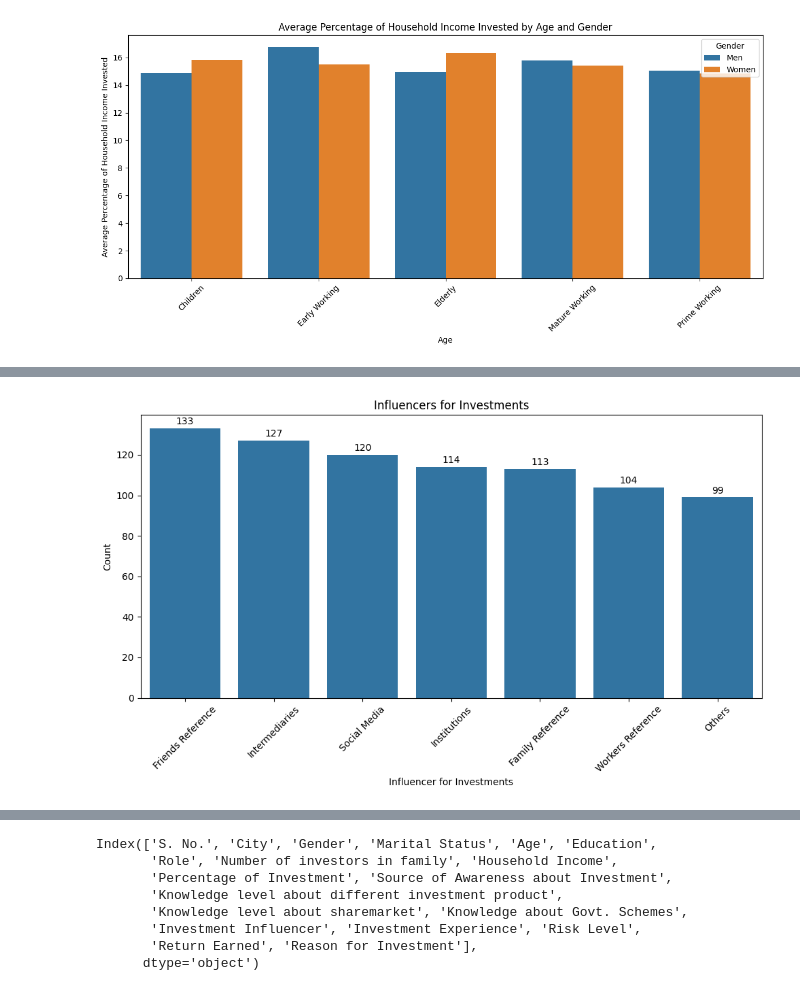
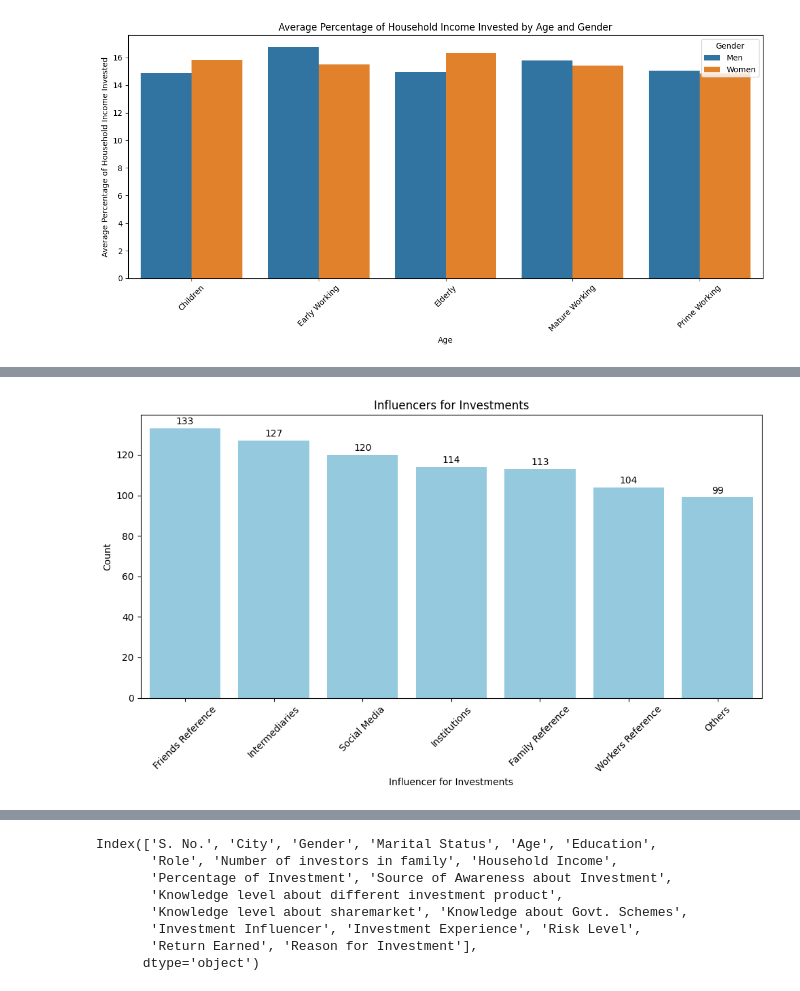
Before and after one commit to SangaviGR/Buckman_Hackathon, a Jupyter notebook: Predictor.ipynb, the cells around one changed output, grey strips where cells are left out. Cells and saved outputs as stored; diff of their text form; code cells hidden in the pictures.

```diff
--- a/Predictor.ipynb
+++ b/Predictor.ipynb
@@ -402,17 +401,17 @@ plt.show()
 # %%
 # Visualize the influencers for investments
 plt.figure(figsize=(10, 6))
-sns.barplot(x=influencer_counts.index, y=influencer_counts.values)
+sns.barplot(x=influencer_counts.index, y=influencer_counts.values, color='skyblue')
 plt.xlabel('Influencer for Investments')
 plt.ylabel('Count')
 plt.title('Influencers for Investments')
 plt.xticks(rotation=45)
 for i, value in enumerate(influencer_counts.values):
     plt.text(i, value + 1, str(value), ha='center', va='bottom')
 plt.tight_layout()
 plt.show()
 # %% [output]
-[figure, old version]
+[figure, new version]
 # %%
 # Visualize the risk levels
 plt.figure(figsize=(8, 6))
```
Also changed, not shown: parts of 10 cells of this notebook.
